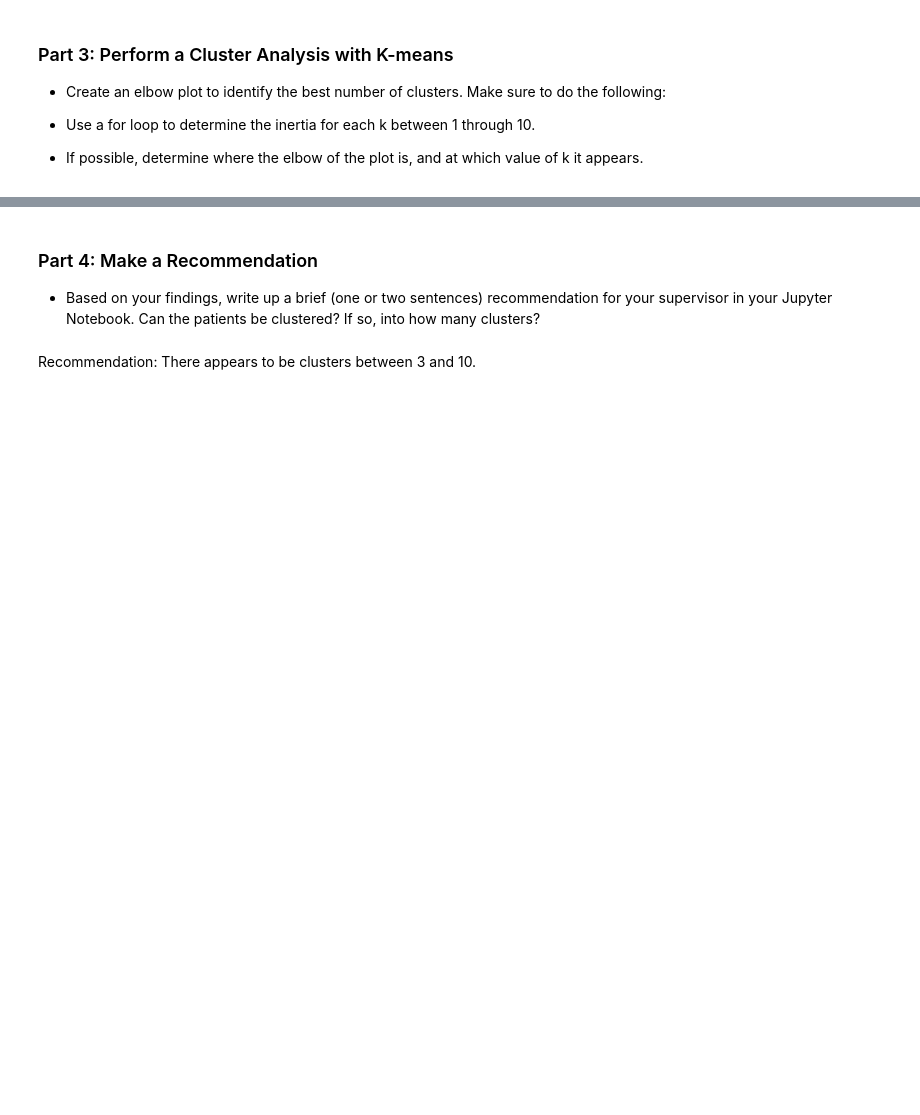
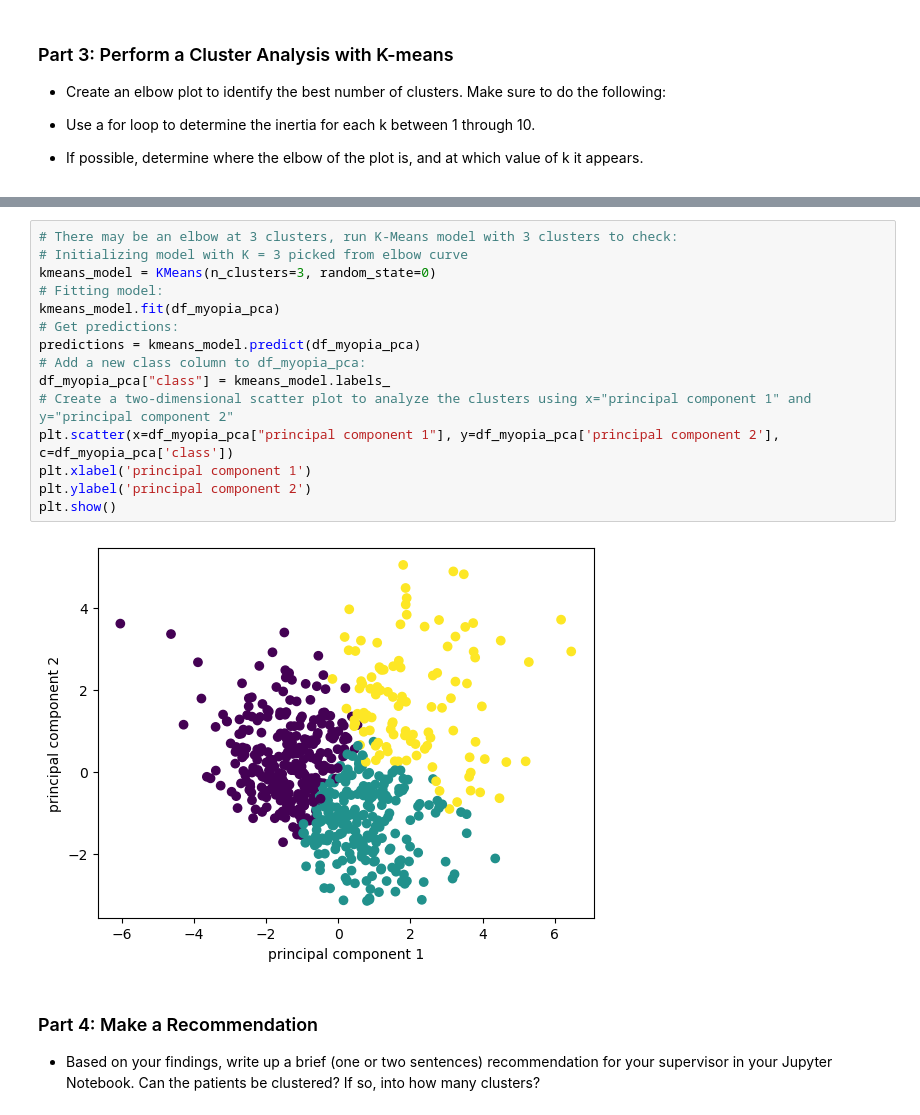
Before and after one commit to zwcrowley/module_20_unsupervised_machine_learning_challenge, a Jupyter notebook: myopia_unsupervised.ipynb, the cells around one changed output, grey strips where cells are left out. Drawn from its saved outputs; the diff is of its cells as text; blank space fills up the shorter version.

```diff
--- a/myopia_unsupervised.ipynb
+++ b/myopia_unsupervised.ipynb
@@ -238,7 +280,22 @@ plt.show()
 # %% [output]
 [figure]
+# %%
+# There may be an elbow at 3 clusters, run K-Means model with 3 clusters to check:
+# Initializing model with K = 3 picked from elbow curve
+kmeans_model = KMeans(n_clusters=3, random_state=0)
+# Fitting model:
+kmeans_model.fit(df_myopia_pca)
+# Get predictions:
+predictions = kmeans_model.predict(df_myopia_pca)
+# Add a new class column to df_myopia_pca:
+df_myopia_pca["class"] = kmeans_model.labels_
+# Create a two-dimensional scatter plot to analyze the clusters using x="principal component 1" and y="principal component 2"
+plt.scatter(x=df_myopia_pca["principal component 1"], y=df_myopia_pca['principal component 2'], c=df_myopia_pca['class'])
+plt.xlabel('principal component 1')
+plt.ylabel('principal component 2')
+plt.show()
+# %% [output]
+[figure, added]
 # %% [markdown]
 ### Part 4: Make a Recommendation
  - Based on your findings, write up a brief (one or two sentences) recommendation for your supervisor in your Jupyter Notebook. Can the patients be clustered? If so, into how many clusters?
-# %% [markdown]
-Recommendation: There appears to be clusters between 3 and 10.
```
Also changed, not shown: parts of 9 cells of this notebook.
